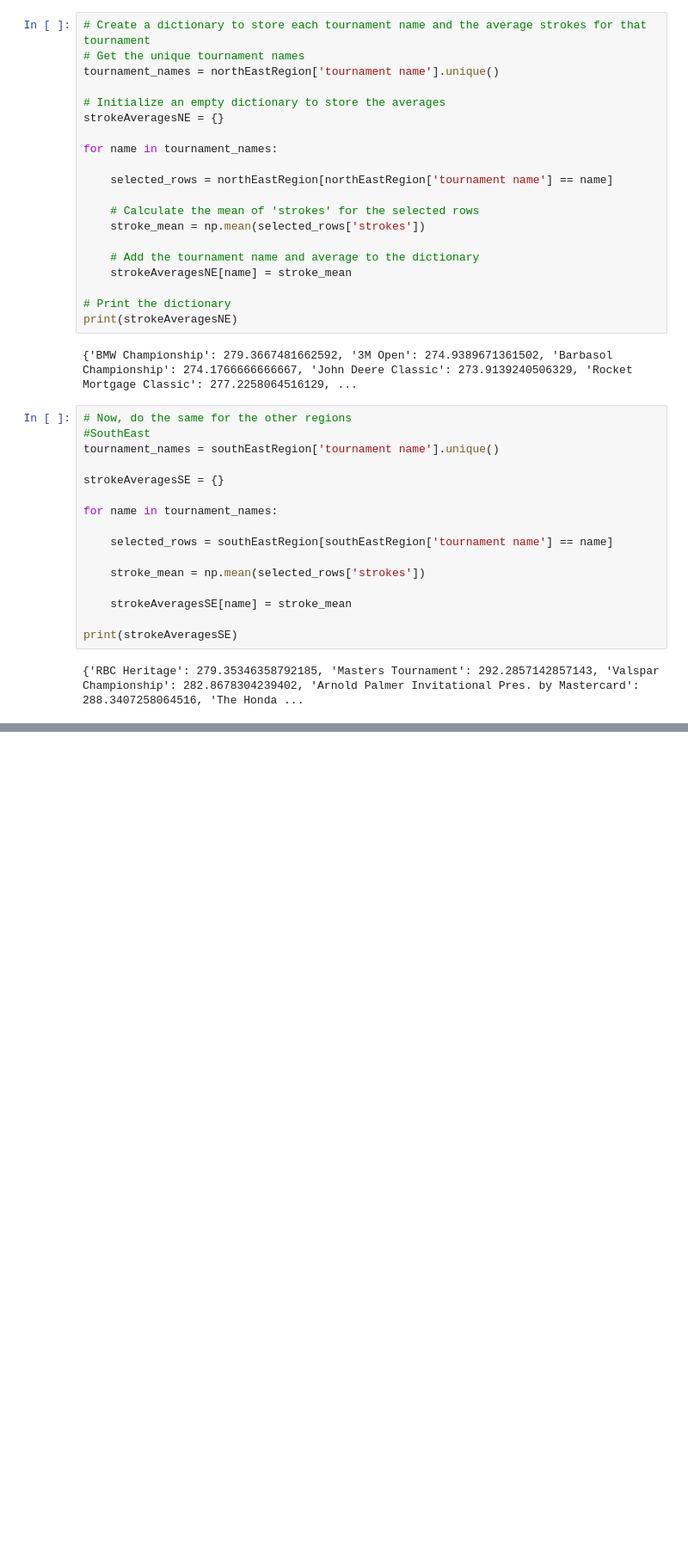
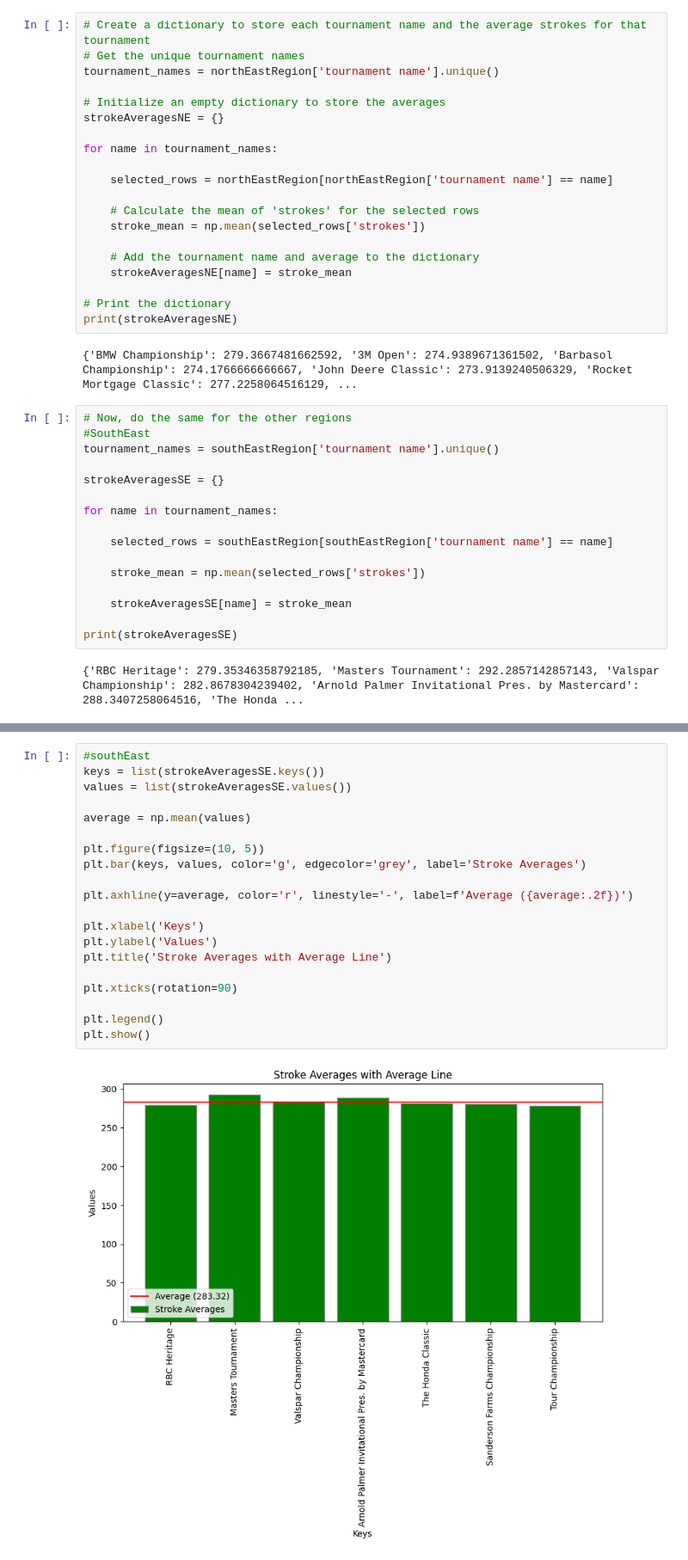
Before and after one commit to tmoney3817/CIS461_Final, a Jupyter notebook: tour_analysis.ipynb, the cells around one changed output, grey strips where cells are left out. Shown at 86% size. Cells and saved outputs as stored; diff of their text form; blank space fills up the shorter version.

```diff
--- a/tour_analysis.ipynb
+++ b/tour_analysis.ipynb
@@ -227,0 +426,22 @@ print(strokeAveragesSE)
+# %%
+#southEast
+keys = list(strokeAveragesSE.keys())
+values = list(strokeAveragesSE.values())
+
+average = np.mean(values)
+
+plt.figure(figsize=(10, 5))
+plt.bar(keys, values, color='g', edgecolor='grey', label='Stroke Averages')
+
+plt.axhline(y=average, color='r', linestyle='-', label=f'Average ({average:.2f})')
+
+plt.xlabel('Keys')
+plt.ylabel('Values')
+plt.title('Stroke Averages with Average Line')
+
+plt.xticks(rotation=90)
+
+plt.legend()
+plt.show()
+# %% [output]
+[figure, added]
```
Also changed, not shown: parts of 12 cells of this notebook.
